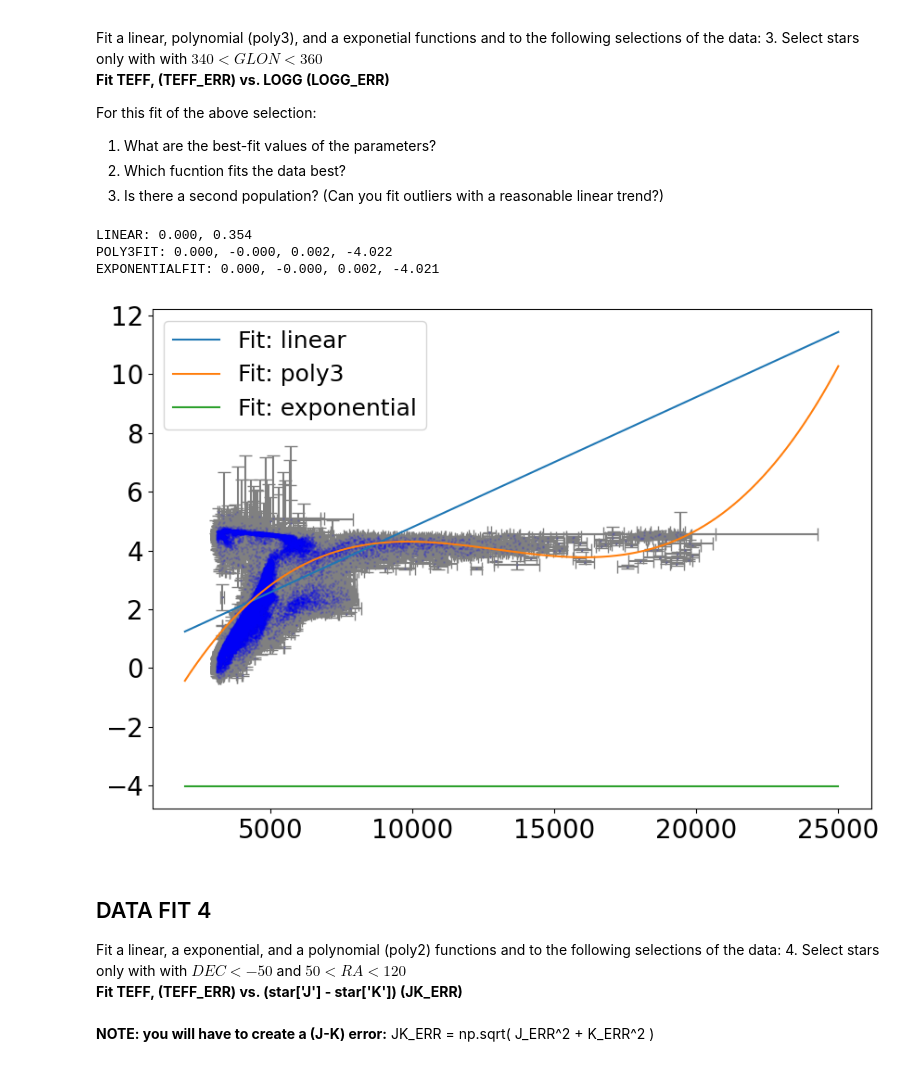
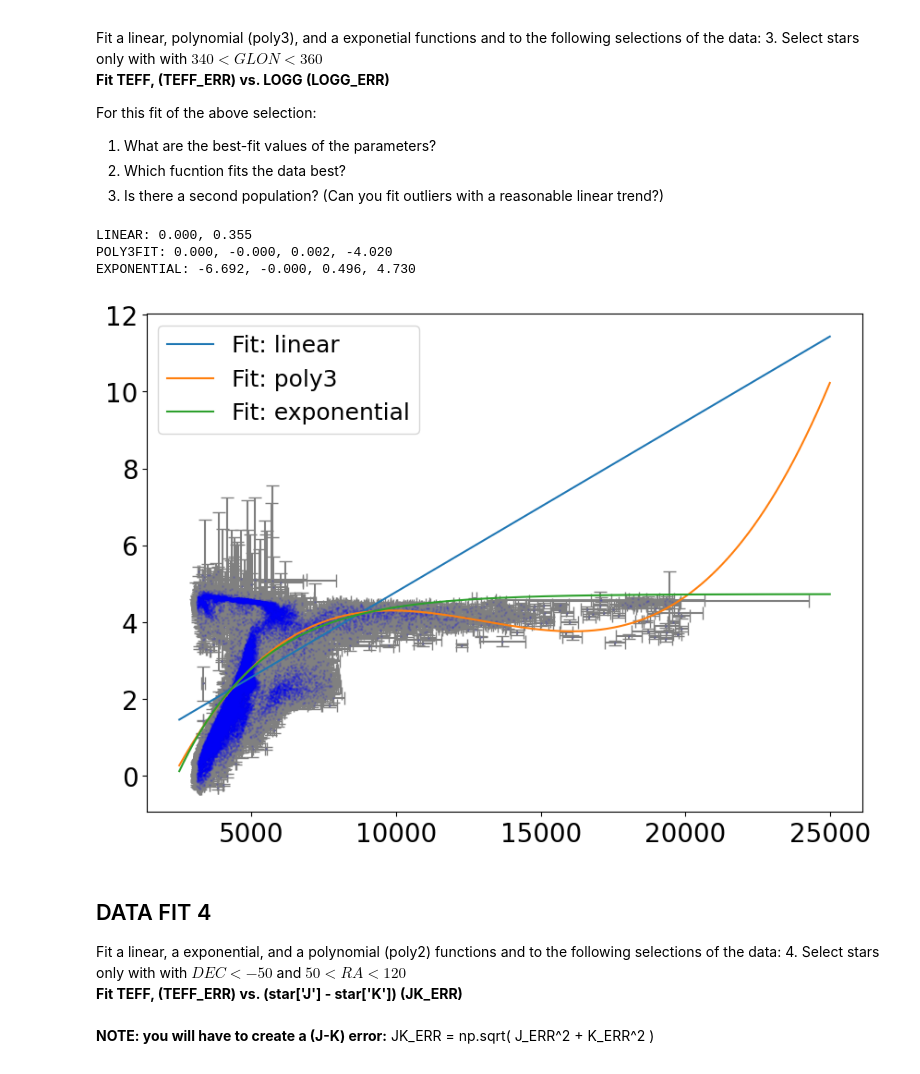
Before and after one commit to DarthWyatt/PHYS_20323, a Jupyter notebook: Perrine_W_25_HW12a.ipynb, the cells around one changed output. Saved outputs shown, nothing was run; the diff lists cells and outputs as text; code cells hidden in the pictures.

```diff
--- a/Perrine_W_25_HW12a.ipynb
+++ b/Perrine_W_25_HW12a.ipynb
@@ -395,55 +395,55 @@ cut1 = np.where(ct1)[0]
 #=================================================================================
 ## LINEAR FIT (2 parameter)
 slope, intercept = mcFit2(linear, star['TEFF'][cut1], star['LOGG'][cut1], star['TEFF_ERR'][cut1], \
-                          star['LOGG_ERR'][cut1], p0=[0,0])
+                          star['LOGG_ERR'][cut1], p0=[0,2])
 print(f'LINEAR: {slope:.3f}, {intercept:.3f}')
 
 #=================================================================================
 ## POLY3 FIT (4 parameter)
 polyA, polyB, polyC, polyD = mcFit4(poly3, star['TEFF'][cut1], star['LOGG'][cut1], star['TEFF_ERR'][cut1], \
-                            star['LOGG_ERR'][cut1], p0=[1e-8,-1e-5,-0.001,5])
+                            star['LOGG_ERR'][cut1], p0=[60,0,0,0])
 print(f'POLY3FIT: {polyA:.3f}, {polyB:.3f}, {polyC:.3f}, {polyD:.3f}')
 #=================================================================================
 ## EXPONENTIAL FIT (4 parameter)
-exponentialA, exponentialB, exponentialC, exponentialD = mcFit4(poly3, star['TEFF'][cut1], star['LOGG'][cut1], star['TEFF_ERR'][cut1], \
-                            star['LOGG_ERR'][cut1], p0=[-1e-4,-1e-5,0,5])
-print(f'EXPONENTIALFIT: {exponentialA:.3f}, {exponentialB:.3f}, {exponentialC:.3f}, {exponentialD:.3f}')
+exponentialA, exponentialB, exponentialC, exponentialD = mcFit4(exponential, star['TEFF'][cut1], star['LOGG'][cut1], star['TEFF_ERR'][cut1], \
+                            star['LOGG_ERR'][cut1], p0=[-7.367,0,0.467,3.67])
+print(f'EXPONENTIAL: {exponentialA:.3f}, {exponentialB:.3f}, {exponentialC:.3f}, {exponentialD:.3f}')
 #=================================================================================
 
 
 # PLOT TO VERIFY FITS FILE READ IN & BAD MASK DATA
 fig1 = plt.figure(figsize=(10,7))
 ax1 = fig1.add_subplot(111)
 ax1.xaxis.set_tick_params(labelsize=20)
 ax1.yaxis.set_tick_params(labelsize=20)
 
 # PLOT DATA AND ERROR BARS
 ax1.scatter(star['TEFF'][cut1],star['LOGG'][cut1],s=1,c='b',alpha=0.1)
 ax1.errorbar((star['TEFF'][cut1]),star['LOGG'][cut1], xerr=(star['TEFF_ERR'][cut1]),
              yerr=(star['LOGG_ERR'][cut1]), ecolor='grey',fmt='none', capsize=5, zorder=0)
 
 
 #=================================================================================
 # PLOT DATA FITS FROM ABOVE
-x_plot = np.linspace(2000,25000,1000) # X-PLOTING FOR FITS
+x_plot = np.linspace(2500,25000,1000) # X-PLOTING FOR FITS
 
 #=================================================================================
 #linear fit
 ax1.plot(x_plot,linear(x_plot, slope, intercept), label='Fit: linear')
 #poly3 fit
 ax1.plot(x_plot,poly3(x_plot, polyA, polyB, polyC, polyD), label='Fit: poly3')
 #exponential fit
 ax1.plot(x_plot,exponential(x_plot, exponentialA, exponentialB, exponentialC, exponentialD), label='Fit: exponential')
 
-ax1.plot(x_plot,exponential(x_plot, exponentialA, exponentialB, exponentialC, exponentialD), label='Fit: guess')
+#ax1.plot(x_plot,exponential(x_plot, exponentialA, exponentialB, exponentialC, exponentialD), label='Fit: guess')
 
 plt.legend(loc='best', fontsize=18)
 plt.show()
 # %% [output]
-LINEAR: 0.000, 0.354
-POLY3FIT: 0.000, -0.000, 0.002, -4.022
-EXPONENTIALFIT: 0.000, -0.000, 0.002, -4.021
+LINEAR: 0.000, 0.355
+POLY3FIT: 0.000, -0.000, 0.002, -4.020
+EXPONENTIAL: -6.692, -0.000, 0.496, 4.730
-[figure, old version]
+[figure, new version]
 # %% [markdown]
 ## DATA FIT 4
 
```
Also changed, not shown: parts of 2 cells of this notebook.
